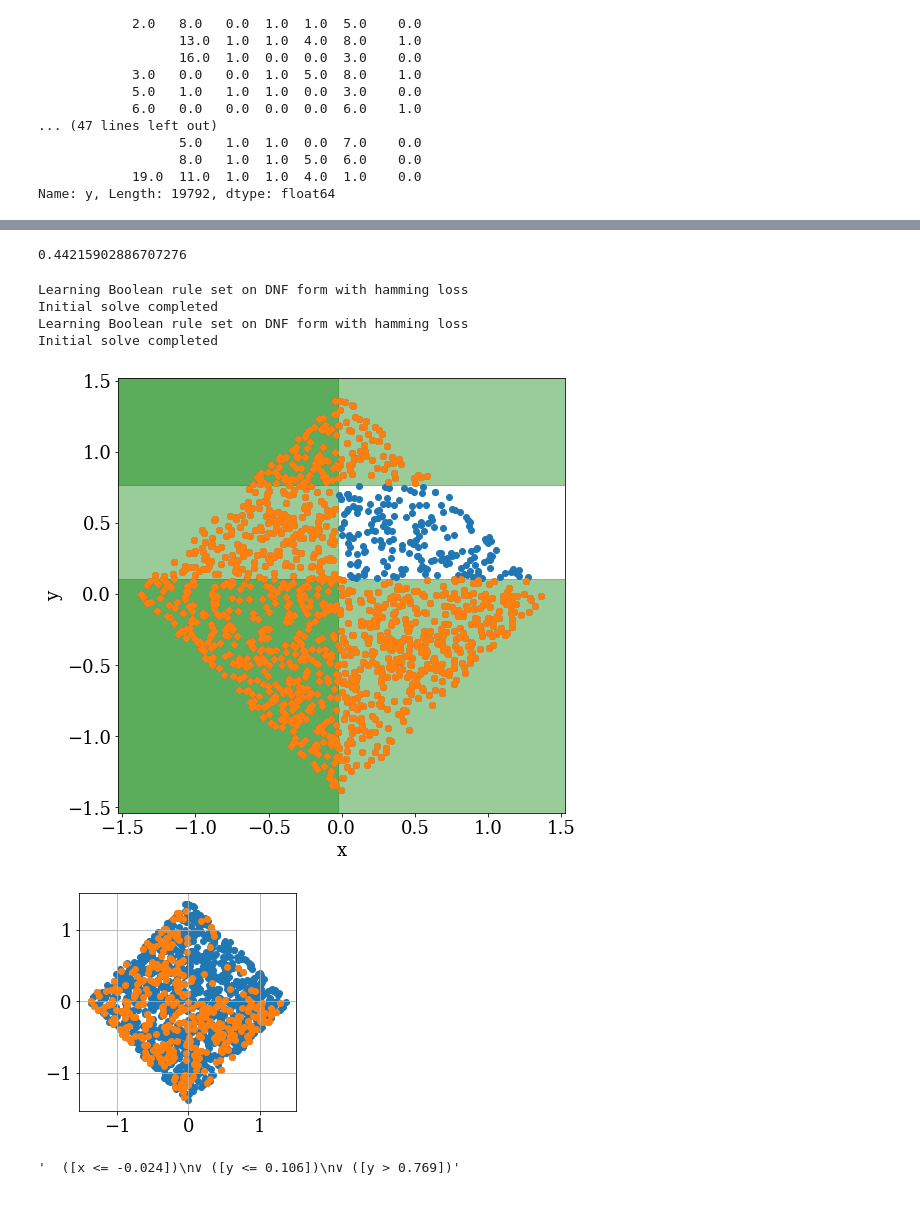
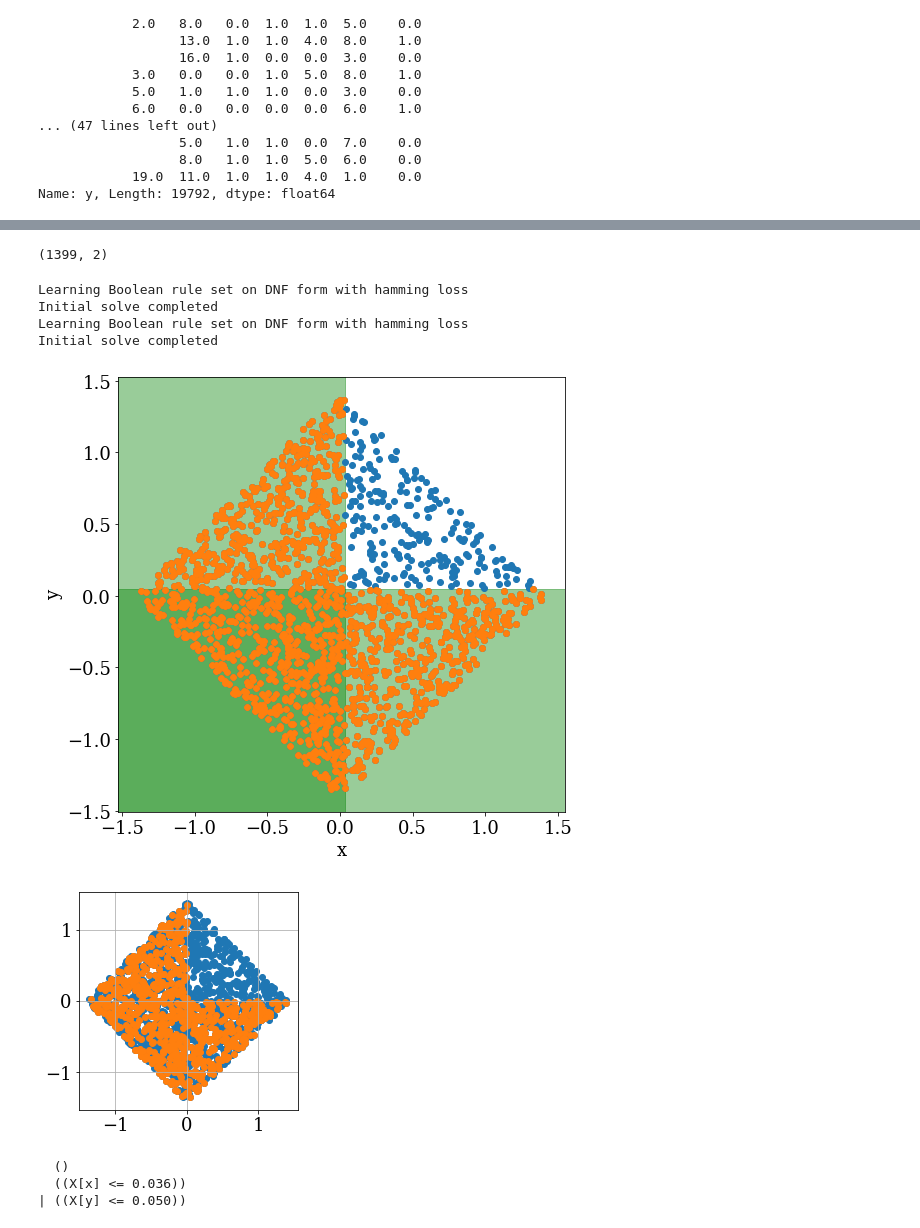
Before and after one commit to Viktour19/overlap-fp, a Jupyter notebook: PositivityViolationScan.ipynb, the cells around one changed output, grey strips where cells are left out. Drawn from its saved outputs; the diff is of its cells as text; code cells hidden in the pictures.

```diff
--- a/PositivityViolationScan.ipynb
+++ b/PositivityViolationScan.ipynb
@@ -1,8 +3,9 @@
 # %%
+%matplotlib inline
 import random
 import numpy as np
+import pandas as pd
 import matplotlib.pyplot as plt
-%matplotlib inline
 from math import cos, sin, pi
 
 t0 = []
@@ -10,7 +13,7 @@ for _ in range(1000):
     t0.append([random.uniform(-1.0,1.0), random.uniform(-1.0,1.0)])
 
 t1 = []
-for _ in range(500):
+for _ in range(1000):
     t1.append([random.uniform(-1.0,1.0), random.uniform(-1.0,1.0)])
 
 t0 = np.array(t0)
@@ -42,8 +43,11 @@ for x, y in zip(t1x, t1y):
         t1y__.append(y)
 
 
-t1x = np.array(t1x__[:20] + t1x_)
-t1y = np.array(t1y__[:20] + t1y_)
+# t1x = np.array(t1x__[:20] + t1x_)
+# t1y = np.array(t1y__[:20] + t1y_)
+
+t1x = np.array(t1x_)
+t1y = np.array(t1y_)
 # %%
 fig, ax = plt.subplots()
 
@@ -274,8 +260,11 @@ x1    x2    x3    x4    x5   x6   x7   x8
             19.0  11.0  1.0  1.0  4.0  1.0    0.0
 Name: y, Length: 19792, dtype: float64
 # %%
+# 2D data
 t0 = np.concatenate((t0x.reshape(1000, 1), t0y.reshape(1000, 1)), axis=1)
 t1 = np.concatenate((t1x.reshape(len(t1x), 1), t1y.reshape(len(t1x), 1)), axis=1)
 
 X = np.concatenate((t0, t1))
 y = np.array([0] * len(t0) + [1] * len(t1))
+
+df_2d = pd.concat([pd.DataFrame(X, columns=['x', 'y']), pd.Series(y, name='y_')], axis=1)
@@ -426,23 +362,21 @@ Initial solve completed
-# %%
-M.score(subset, df['0'])
-# %% [output]
-0.44215902886707276
+# %%
+X.shape
+# %% [output]
+(1399, 2)
 # %%
 f_cols = ['x', 'y']
-D = pd.DataFrame(X, columns=f_cols)
-D['class'] = y
-
+D = df_2d.copy()
 # Define base estimator
 exp_label = 'knn'
-O = knn.KNNOverlapEstimator(k=10)
+O = knn.KNNOverlapEstimator(k=5)
 
 # Define rule estimators
-RS_s = BCSRulesetEstimator(n_ref_multiplier=1, alpha=.9, lambda0=.7, lambda1=0)
-RS_o = BCSRulesetEstimator(n_ref_multiplier=0, alpha=.9, lambda0=.7, lambda1=0)
+RS_s = BCSRulesetEstimator(n_ref_multiplier=1, alpha=.9, lambda0=.9, lambda1=0)
+RS_o = BCSRulesetEstimator(n_ref_multiplier=0, alpha=.9, lambda0=.9, lambda1=0)
 
 # Fit overlap estimator
 M = OverRule2Stage(O, RS_o, RS_s)
-M.fit(D[f_cols], D['class'])
+M.fit(D[f_cols], D['y_'])
 
 # Get learned rules
 rules = M.rules(as_str=True)
@@ -465,47 +399,50 @@ axs.set_xlabel('x')
 axs.set_ylabel('y')
 
 
 for k in R:
     x0l = D[f1].min()-2
     x0u = D[f1].max()+2
     x1l = D[f2].min()-2
     x1u = D[f2].max()+2
     for a in k:
         if a[0] == f1 and a[1] == '>':
             x0l = a[2]
         if a[0] == f1 and a[1] == '<=':
             x0u = a[2]
         if a[0] == f2 and a[1] == '>':
             x1l = a[2]
         if a[0] == f2 and a[1] == '<=':
             x1u = a[2]
 
     color = 'g'
     rect = patches.Rectangle((x0l,x1l),x0u-x0l,x1u-x1l,linewidth=1,
                              edgecolor=color, facecolor=color, alpha=.4, zorder=-4)
     axs.add_patch(rect)
 
 
 plt.show()
 # %% [output]
 Learning Boolean rule set on DNF form with hamming loss
 Initial solve completed
 Learning Boolean rule set on DNF form with hamming loss
 Initial solve completed
-[figure, old version]
+[figure, new version]
 # %%
 fig, ax = plt.subplots()
 
 ax.scatter(D[f1], D[f2])
-ax.scatter(D[D['class'] == 1][f1], D[D['class'] == 1][f2])
+ax.scatter(D[D['y_'] == 1][f1], D[D['y_'] == 1][f2])
 
 
 ax.set_aspect(aspect='equal')
 ax.grid(True)
 plt.show()
 # %% [output]
-[figure, old version]
+[figure, new version]
-# %%
-rules[1]
-# %% [output]
-'  ([x <= -0.024])\n∨ ([y <= 0.106])\n∨ ([y > 0.769])'
+# %%
+print(rule_str(M.rules()[0]))
+print(rule_str(M.rules()[1]))
+# %% [output]
+  ()
+  ((X[x] <= 0.036))
+| ((X[y] <= 0.050))
```
Also changed, not shown: parts of 109 cells of this notebook, 52 other files.
